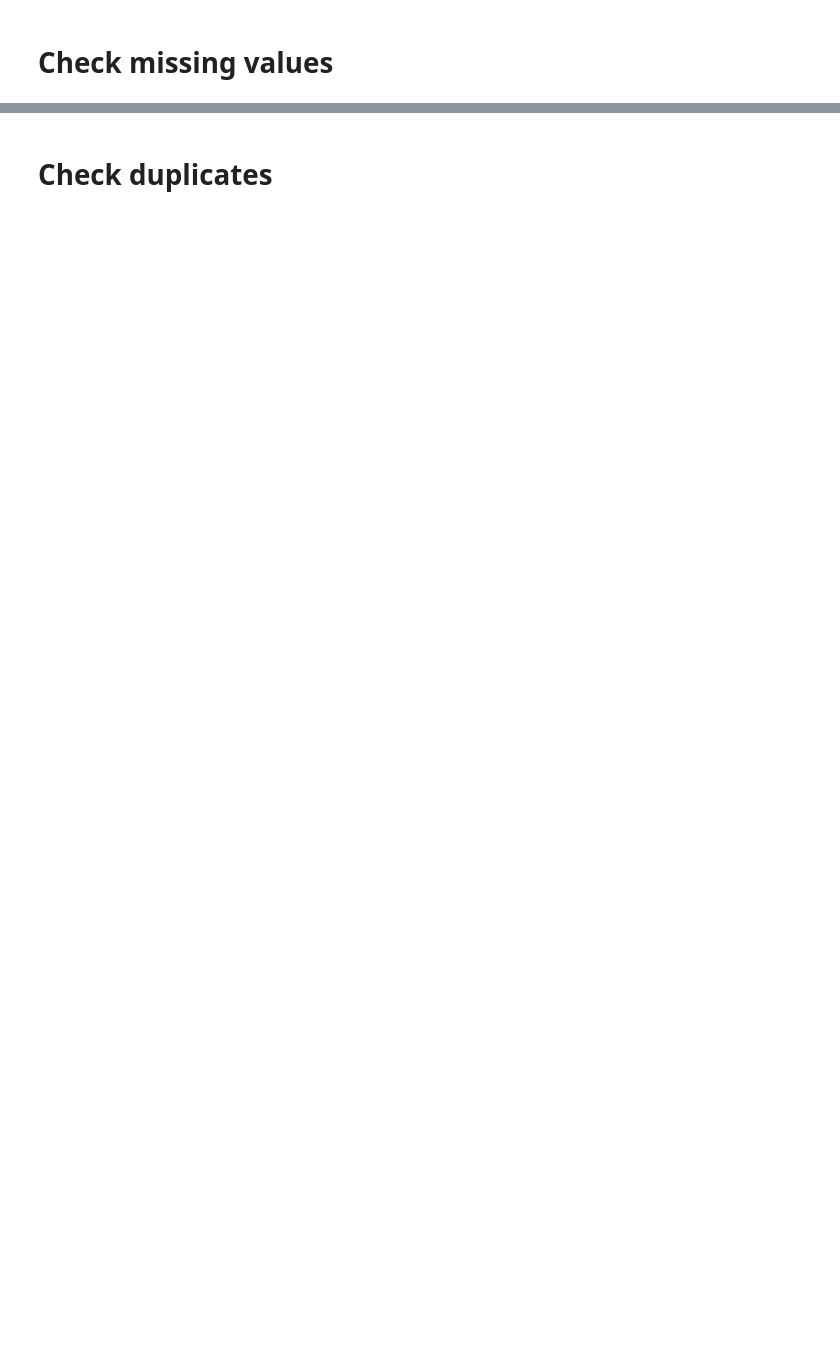
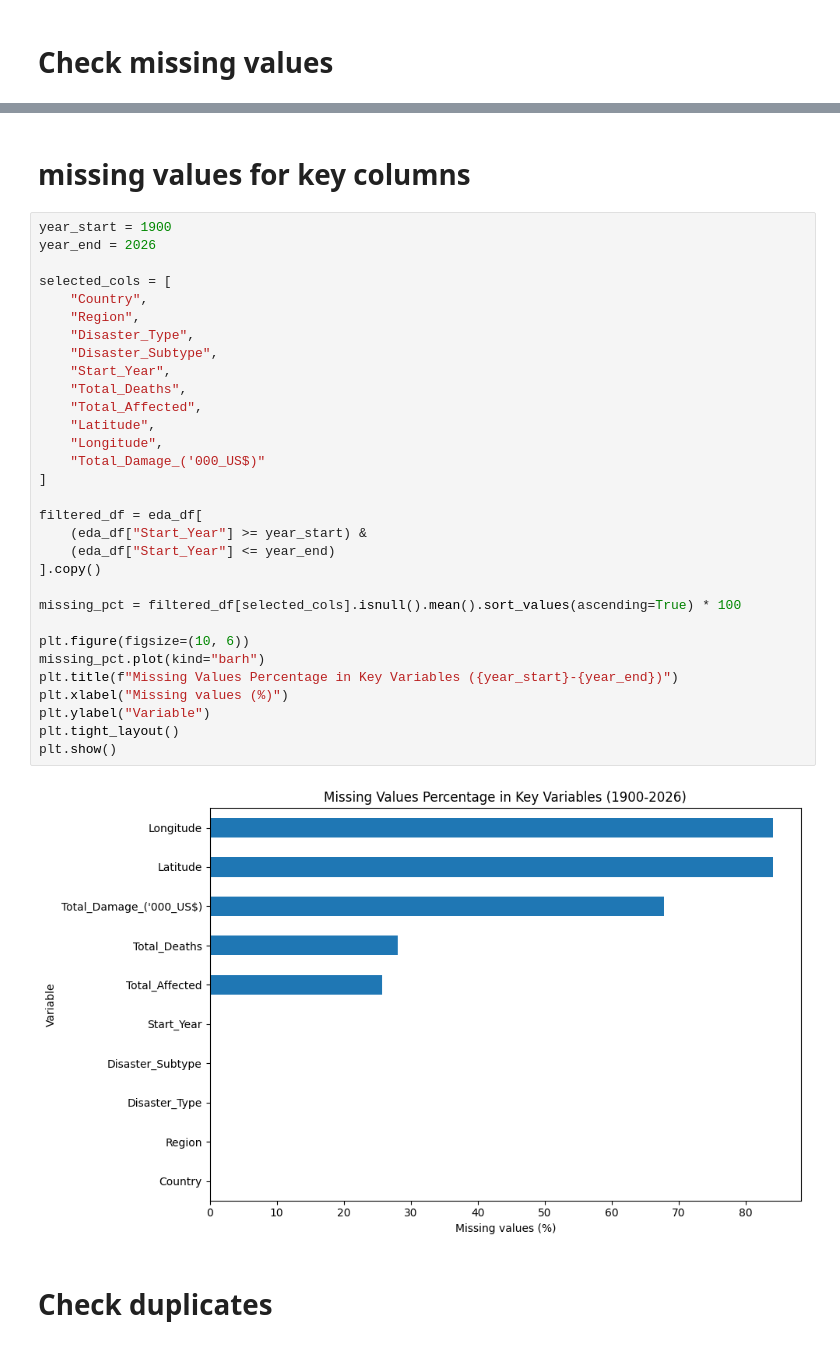
Before and after one commit to com-480-data-visualization/GlobalDisaster, a Jupyter notebook: exploration/data_exploration.ipynb, the cells around one changed output, grey strips where cells are left out. Cells and saved outputs as stored; diff of their text form; blank space fills up the shorter version.

```diff
--- a/exploration/data_exploration.ipynb
+++ b/exploration/data_exploration.ipynb
@@ -90,3 +96,38 @@ missing_df
+# %% [markdown]
+# missing values for key columns
+# %%
+year_start = 1900
+year_end = 2026
+
+selected_cols = [
+    "Country",
+    "Region",
+    "Disaster_Type",
+    "Disaster_Subtype",
+    "Start_Year",
+    "Total_Deaths",
+    "Total_Affected",
+    "Latitude",
+    "Longitude",
+    "Total_Damage_('000_US$)"
+]
+
+filtered_df = eda_df[
+    (eda_df["Start_Year"] >= year_start) &
+    (eda_df["Start_Year"] <= year_end)
+].copy()
+
+missing_pct = filtered_df[selected_cols].isnull().mean().sort_values(ascending=True) * 100
+
+plt.figure(figsize=(10, 6))
+missing_pct.plot(kind="barh")
+plt.title(f"Missing Values Percentage in Key Variables ({year_start}-{year_end})")
+plt.xlabel("Missing values (%)")
+plt.ylabel("Variable")
+plt.tight_layout()
+plt.show()
+# %% [output]
+[figure, added]
 # %% [markdown]
 # Check duplicates
 # %%
```
Also changed, not shown: parts of 11 cells of this notebook.
